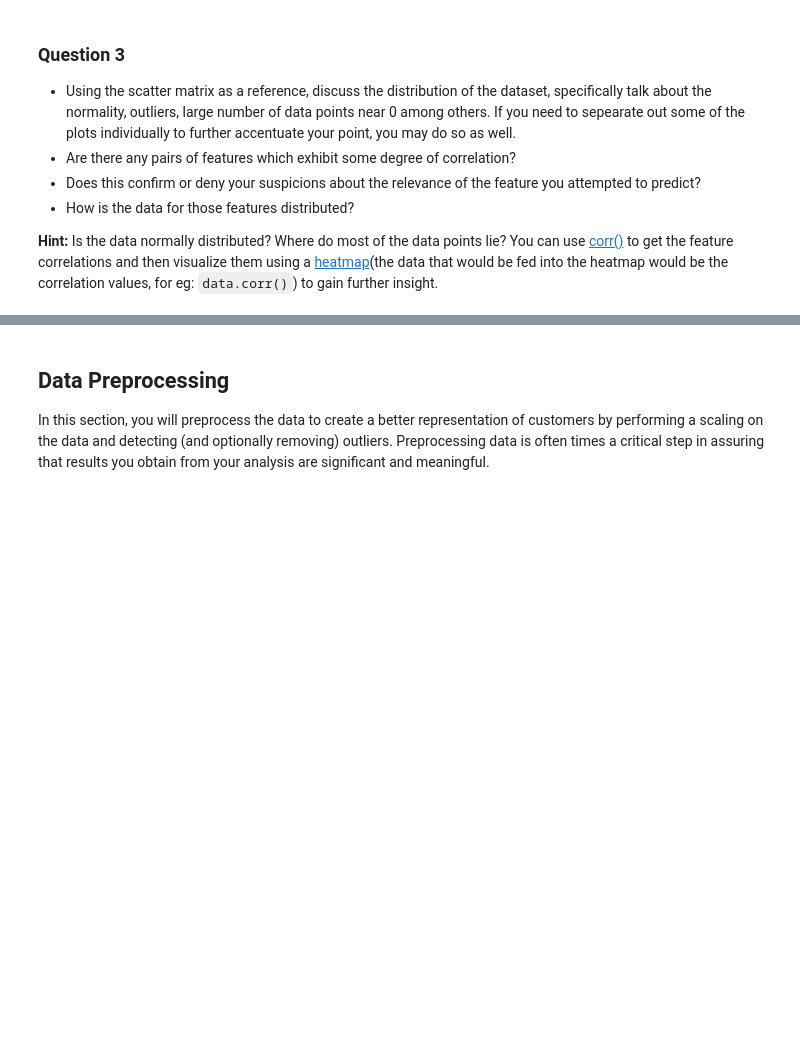
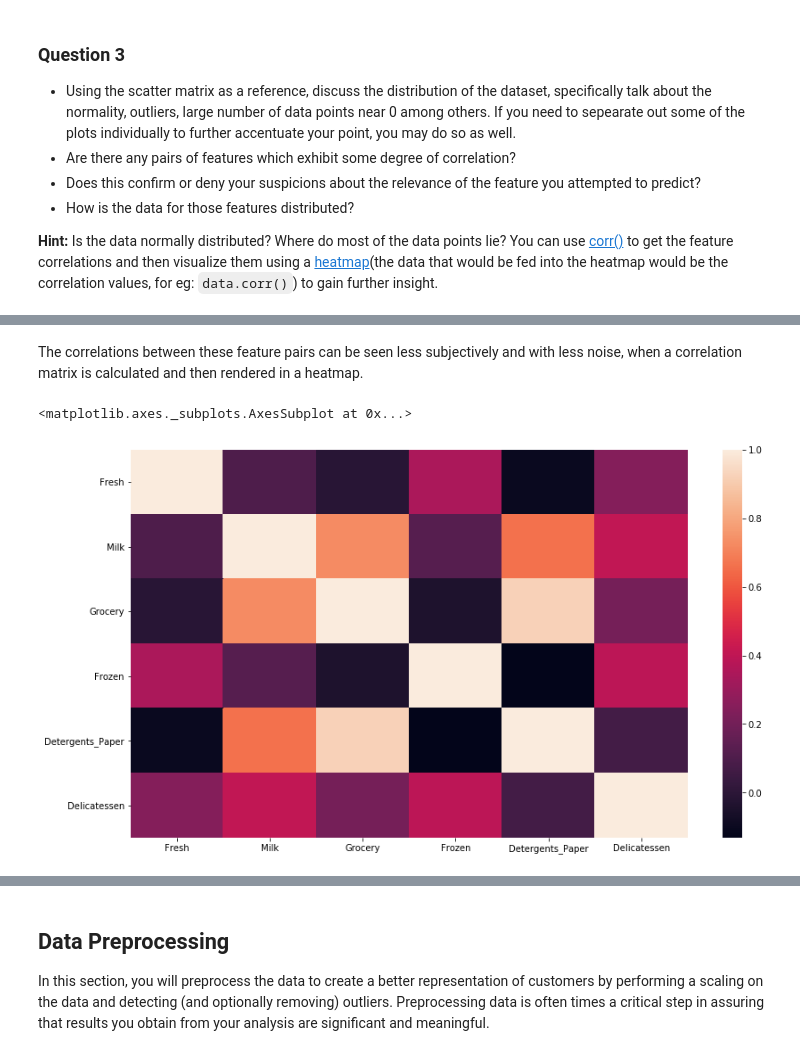
Before and after one commit to dan-lennox/customer_segments, a Jupyter notebook: customer_segments.ipynb, the cells around one changed output, grey strips where cells are left out. Cells and saved outputs as stored; diff of their text form; code cells hidden in the pictures; blank space fills up the shorter version.

```diff
--- a/customer_segments.ipynb
+++ b/customer_segments.ipynb
@@ -207,0 +259,9 @@ pd.scatter_matrix(data, alpha = 0.3, figsize = (14,8), diagonal = 'kde');
+# %% [markdown]
+The correlations between these feature pairs can be seen less subjectively and with less noise, when a correlation matrix is calculated and then rendered in a heatmap.
+# %%
+from seaborn import heatmap
+fig, ax = plt.subplots(figsize=(14,8))
+display(heatmap(data.corr(), ax=ax))
+# %% [output]
+<matplotlib.axes._subplots.AxesSubplot at 0x...>
+[figure, added]
```
Also changed, not shown: parts of 12 cells of this notebook.
